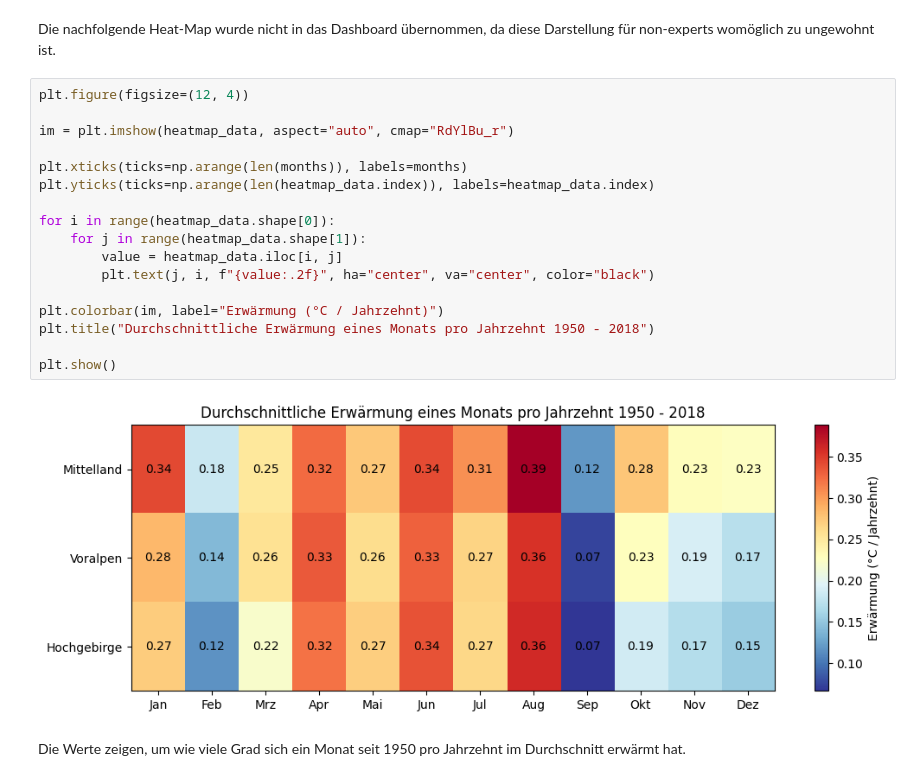
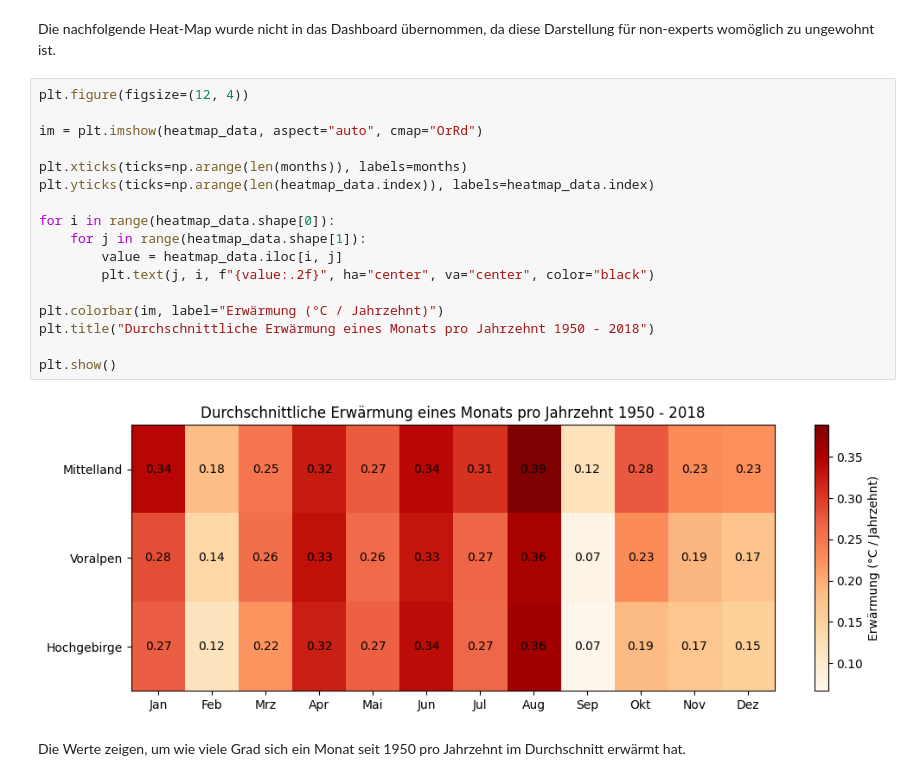
Before and after one commit to DanielaFshr/klimadaten-showcase-origin-sko, a Jupyter notebook: notebooks/02_historical_eobs.ipynb, the cells around one changed output. Saved outputs shown, nothing was run; the diff lists cells and outputs as text.

```diff
--- a/notebooks/02_historical_eobs.ipynb
+++ b/notebooks/02_historical_eobs.ipynb
@@ -727,22 +727,22 @@ Die nachfolgende Heat-Map wurde nicht in das Dashboard übernommen, da diese Dar
 # %%
 plt.figure(figsize=(12, 4))
 
-im = plt.imshow(heatmap_data, aspect="auto", cmap="RdYlBu_r")
+im = plt.imshow(heatmap_data, aspect="auto", cmap="OrRd")
 
 plt.xticks(ticks=np.arange(len(months)), labels=months)
 plt.yticks(ticks=np.arange(len(heatmap_data.index)), labels=heatmap_data.index)
 
 for i in range(heatmap_data.shape[0]):
     for j in range(heatmap_data.shape[1]):
         value = heatmap_data.iloc[i, j]
         plt.text(j, i, f"{value:.2f}", ha="center", va="center", color="black")
 
 plt.colorbar(im, label="Erwärmung (°C / Jahrzehnt)")
 plt.title("Durchschnittliche Erwärmung eines Monats pro Jahrzehnt 1950 - 2018")
 
 plt.show()
 # %% [output]
-[figure, old version]
+[figure, new version]
 # %% [markdown]
 Die Werte zeigen, um wie viele Grad sich ein Monat seit 1950 pro Jahrzehnt im Durchschnitt erwärmt hat.
 # %% [markdown]
```
Also changed, not shown: parts of 4 cells of this notebook, 8 other files.
